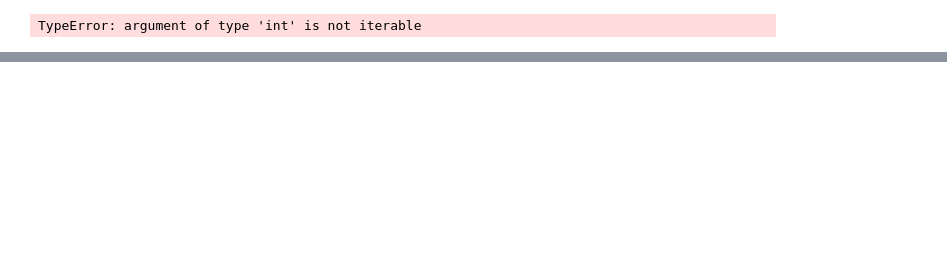
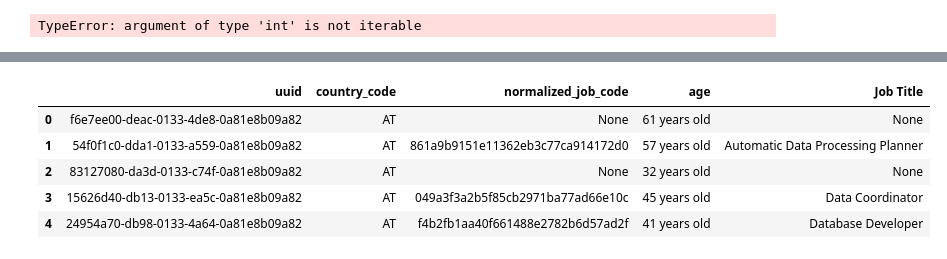
Before and after one commit to Alvaru89/project_m1, a Jupyter notebook: drafting.ipynb, the cells around one changed output, grey strips where cells are left out. Saved outputs shown, nothing was run; the diff lists cells and outputs as text; code cells hidden in the pictures; blank space fills up the shorter version.

Commit message:
job title working

```diff
--- a/drafting.ipynb
+++ b/drafting.ipynb
@@ -68,3 +79,16 @@ while True:
         break
     except:
         pass
+# %%
+url = 'http://api.dataatwork.org/v1/jobs/'
+job_names=[]
+# for i in raw_df['normalized_job_code']:
+#     if i!=None:
+#         data=i
+#         res = requests.get(url+data)
+#         job_title= res.json()
+#         job_names.append(job_title['title'])
+#     else:
+#         job_names.append(None)
+
+raw_df['Job Title']=job_names
@@ -70,0 +97,15 @@ while True:
+# %%
+url = 'http://api.dataatwork.org/v1/jobs/'
+job_dict={}
+search_val=list(raw_df['normalized_job_code'].unique())
+
+for val in search_val:
+    if val==None:
+        job_dict[val]=None
+    else:
+        data=val
+        res = requests.get(url+data)
+        job_title= res.json()
+        job_dict[val]=job_title['title']
+# job_dict
+print('Finished!')
@@ -70,0 +130,12 @@ while True:
+# %%
+for i in raw_df.index:
+    raw_df.loc[i,'Job Title']= job_dict[raw_df.loc[i,'normalized_job_code']]
+# %%
+raw_df.head()
+# %% [output]
+|  | uuid | country_code | normalized_job_code | age | Job Title |
+| 0 | f6e7ee00-deac-0133-4de8-0a81e8b09a82 | AT | None | 61 years old | None |
+| 1 | 54f0f1c0-dda1-0133-a559-0a81e8b09a82 | AT | 861a9b9151e11362eb3c77ca914172d0 | 57 years old | Automatic Data Processing Planner |
+| 2 | 83127080-da3d-0133-c74f-0a81e8b09a82 | AT | None | 32 years old | None |
+| 3 | 15626d40-db13-0133-ea5c-0a81e8b09a82 | AT | 049a3f3a2b5f85cb2971ba77ad66e10c | 45 years old | Data Coordinator |
+| 4 | 24954a70-db98-0133-4a64-0a81e8b09a82 | AT | f4b2fb1aa40f661488e2782b6d57ad2f | 41 years old | Database Developer |
```
Also changed, not shown: parts of 5 cells of this notebook.
